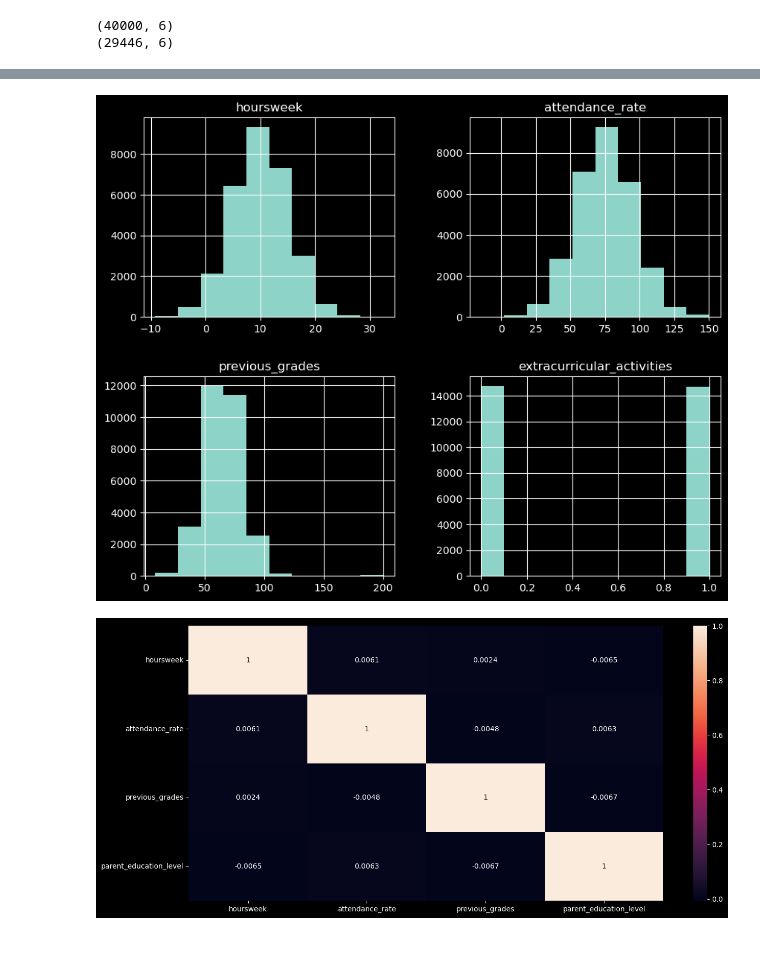
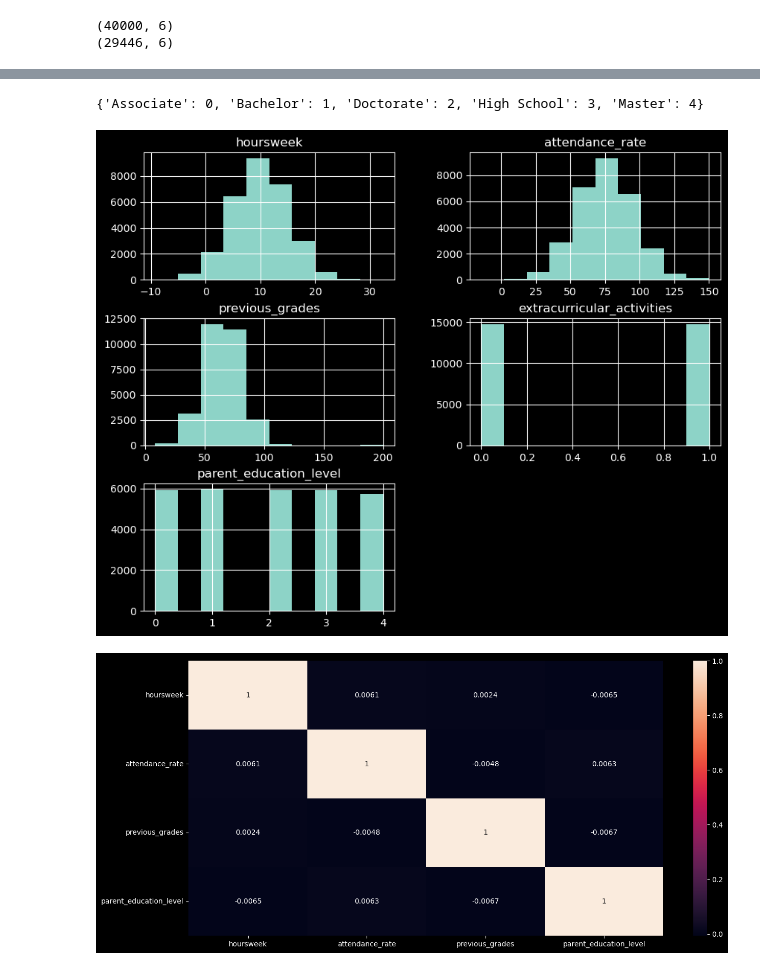
Before and after one commit to IvanZyablitsev/inno_fqw, a Jupyter notebook: scraping/scraping.ipynb, the cells around one changed output, grey strips where cells are left out. Drawn from its saved outputs; the diff is of its cells as text; code cells hidden in the pictures.

```diff
--- a/scraping/scraping.ipynb
+++ b/scraping/scraping.ipynb
@@ -153,6 +166,10 @@ parent_education_level_index_to_label = dict(enumerate(np.unique(df_dropna.paren
 parent_education_level_label_to_index = {label: index for index, label in parent_education_level_index_to_label.items()}
 
 df_dropna.parent_education_level = df_dropna.parent_education_level.map(parent_education_level_label_to_index)
+
+parent_education_level_label_to_index
+# %% [output]
+{'Associate': 0, 'Bachelor': 1, 'Doctorate': 2, 'High School': 3, 'Master': 4}
 # %%
 # Заменяем в столбце passed значения : Yes - 1, No - 0
 df_dropna['passed'] = df_dropna['passed'].replace('Yes', 1)
@@ -162,9 +179,9 @@ df_dropna['passed'] = df_dropna['passed'].replace('No', 0)
 df_dropna['extracurricular_activities'] = df_dropna['extracurricular_activities'].replace('Yes', 1)
 df_dropna['extracurricular_activities'] = df_dropna['extracurricular_activities'].replace('No', 0)
 # %%
-df_dropna[['hoursweek','attendance_rate','previous_grades','extracurricular_activities']].hist(figsize=(10, 8));
+df_dropna[['hoursweek','attendance_rate','previous_grades','extracurricular_activities','parent_education_level']].hist(figsize=(10, 8));
 # %% [output]
-[figure, old version]
+[figure, new version]
 # %%
 # создание матрицы корреляции
 corr_matrix = df_dropna[['hoursweek','attendance_rate','previous_grades','parent_education_level']].corr()
```
Also changed, not shown: parts of 14 cells of this notebook, 7 other files.
